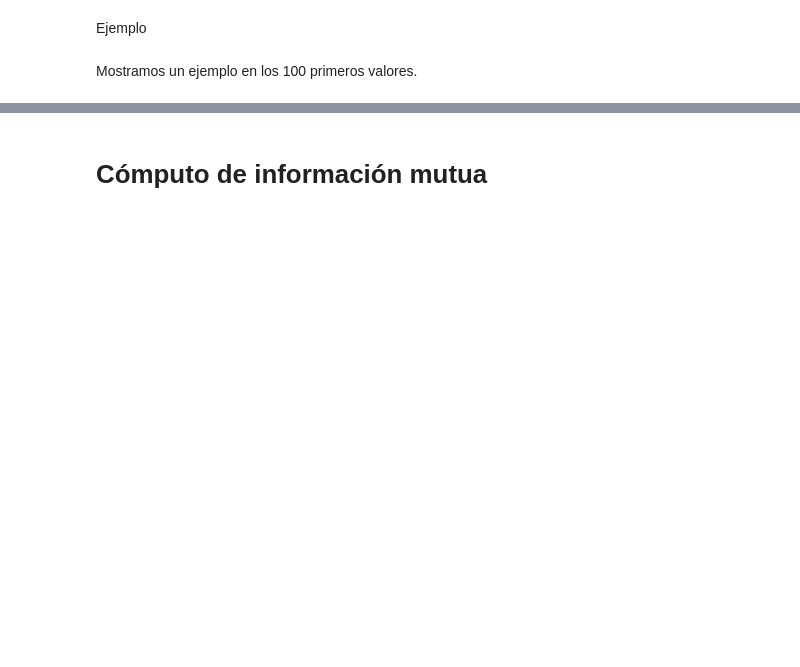
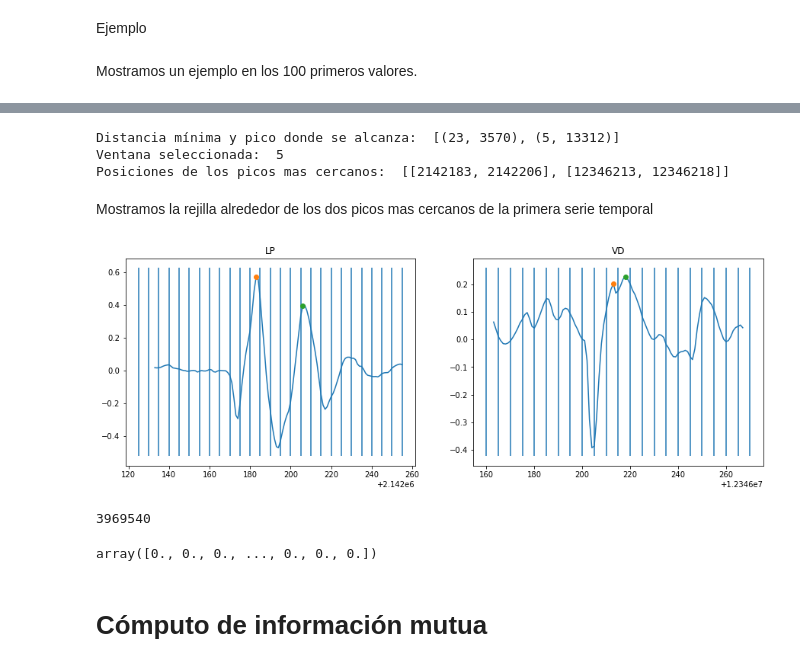
Before and after one commit to Ludvins/MCD_Practicas_TI, a Jupyter notebook: P1.ipynb, the cells around one changed output, grey strips where cells are left out. Cells and saved outputs as stored; diff of their text form; code cells hidden in the pictures; blank space fills up the shorter version.

```diff
--- a/P1.ipynb
+++ b/P1.ipynb
@@ -117,0 +125,41 @@ compare_signal_and_peaks(trozoC[0:N], peaks)
+# %%
+def min_distance_between_peaks(peaks):
+    """
+    Calcula la distancia mínima entre picos.
+    """
+    dist = [peaks[index + 1] - peaks[index] for index in range(len(peaks)-1)]
+    return min(dist), dist.index(min(dist))
+# %%
+peaks = get_peaks(trozoC_t)
+min_dist = [min_distance_between_peaks(a) for a in peaks]
+print("Distancia mínima y pico donde se alcanza: ", min_dist)
+window = min([a[0] for a in min_dist])
+print("Ventana seleccionada: ", window)
+min_peak_position = [a[1] for a in min_dist]
+min_peak_position = [[peaks[idx][min_peak_position[idx]], peaks[idx][min_peak_position[idx]+1]]
+                     for idx in range(len(peaks))]
+print("Posiciones de los picos mas cercanos: ", min_peak_position)
+# %% [output]
+Distancia mínima y pico donde se alcanza:  [(23, 3570), (5, 13312)]
+Ventana seleccionada:  5
+Posiciones de los picos mas cercanos:  [[2142183, 2142206], [12346213, 12346218]]
+# %%
+def plot_window(df, window, peak_position):
+    cols = df.shape[1] if len(df.shape) > 1 else 1
+    fig, axs = plt.subplots(1, cols, figsize=(15,5))
+    # Loop over columns
+    for index in range(cols):
+        axs[index].set_title(list(df)[index])
+        # Get peaks for each column
+        axs[index].plot(df.iloc[peak_position[index][0]-50:peak_position[index][1]+50, index])
+        axs[index].plot(peak_position[index][0], df.iloc[peak_position[index][0], index], "o")
+        axs[index].plot(peak_position[index][1], df.iloc[peak_position[index][1], index], "o")
+        xlims = [int(np.round(a)) for a in axs[index].get_xlim()]
+        offset = int(window* np.round(xlims[0]/window))
+        axs[index].vlines([ offset + idx for idx in range(0,xlims[1]-xlims[0], window)], *axs[index].get_ylim())
+# %% [markdown]
+Mostramos la rejilla alrededor de los dos picos mas cercanos de la primera serie temporal
+# %%
+plot_window(trozoC, window, min_peak_position)
+# %% [output]
+[figure, added]
@@ -118,2 +188,10 @@ compare_signal_and_peaks(trozoC[0:N], peaks)
+# %%
+len(trozoC_w[0])
+# %% [output]
+3969540
+# %%
+trozoC_w[1,:]
+# %% [output]
+array([0., 0., 0., ..., 0., 0., 0.])
 # %% [markdown]
 # Cómputo de información mutua
```
Also changed, not shown: parts of 21 cells of this notebook.
